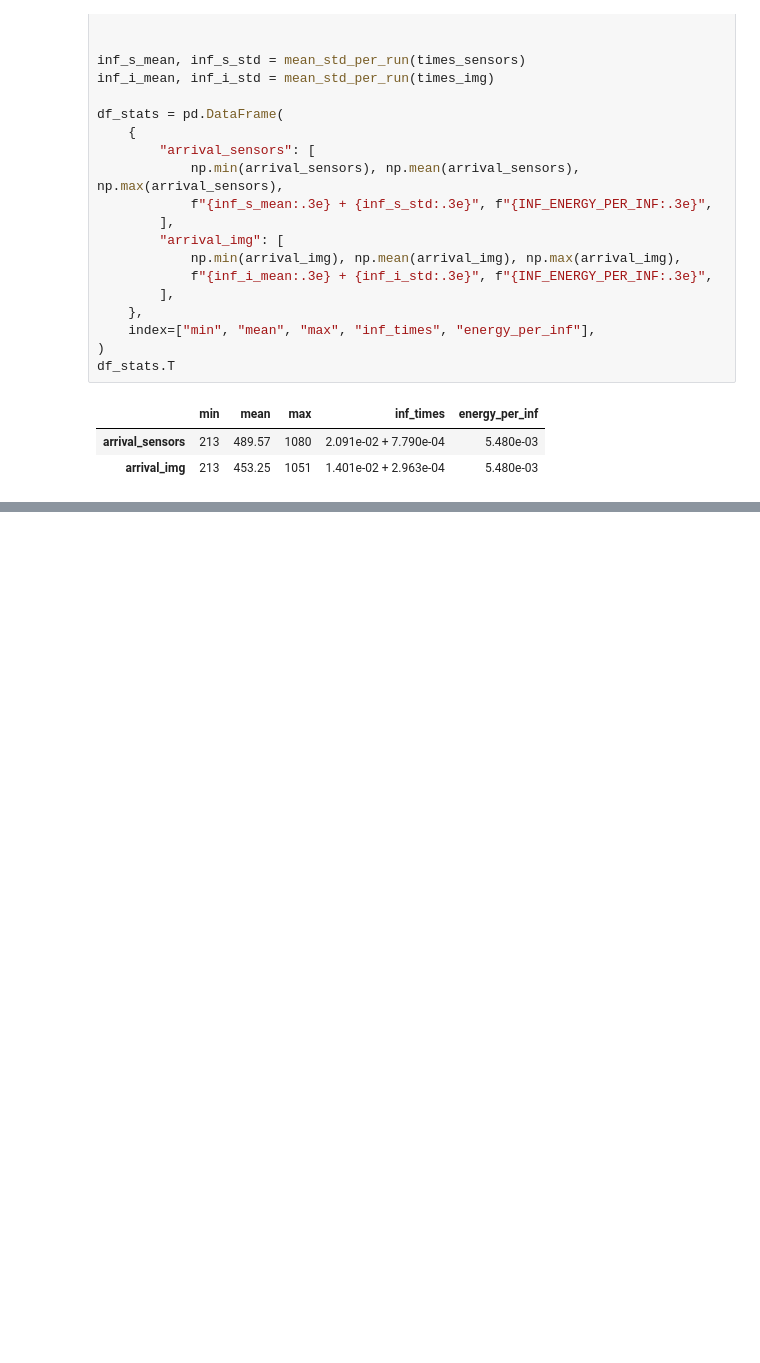
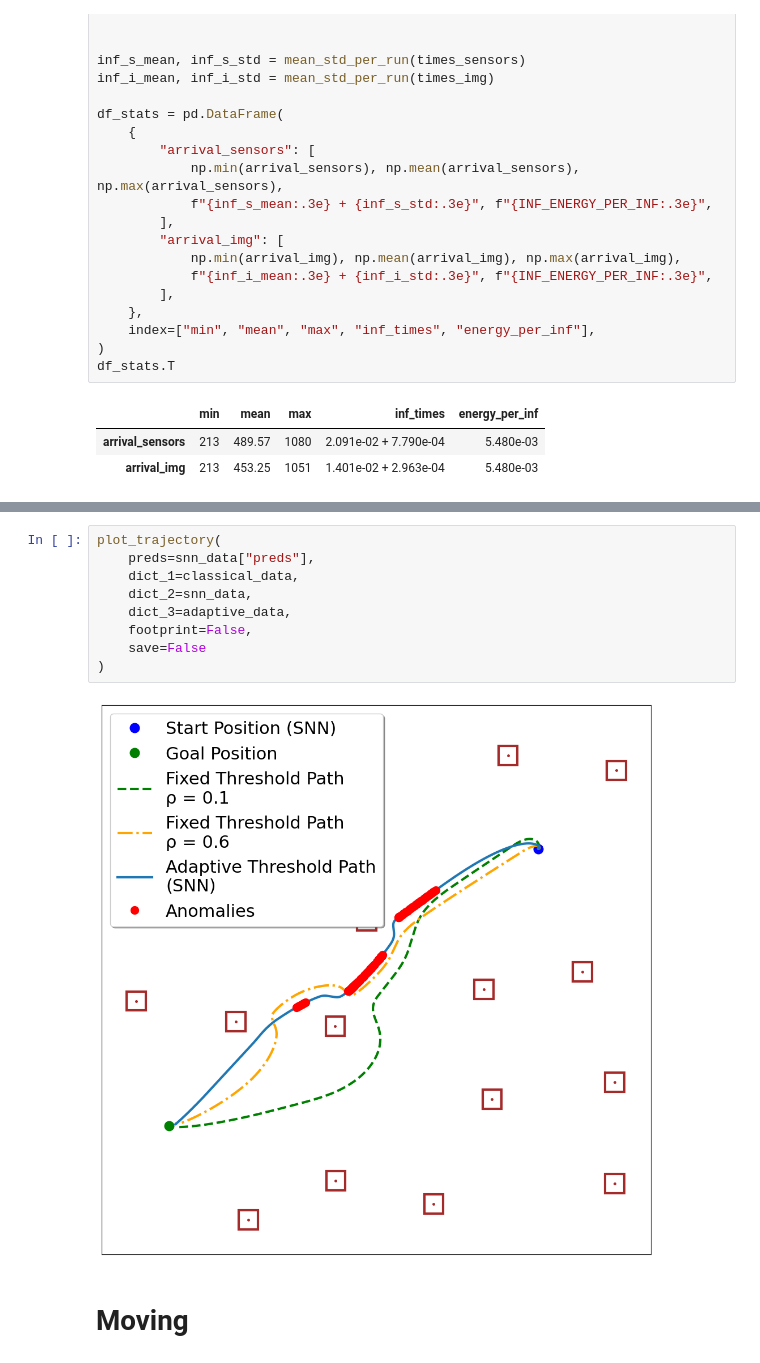
Before and after one commit to Immaioz/SNN_potential_field, a Jupyter notebook: dev.ipynb, the cells around one changed output, grey strips where cells are left out. Drawn from its saved outputs; the diff is of its cells as text; blank space fills up the shorter version.

```diff
--- a/dev.ipynb
+++ b/dev.ipynb
@@ -493,0 +603,13 @@ df_stats.T
+# %%
+plot_trajectory(
+    preds=snn_data["preds"],
+    dict_1=classical_data,
+    dict_2=snn_data,
+    dict_3=adaptive_data,
+    footprint=False,
+    save=False
+)
+# %% [output]
+[figure, added]
+# %% [markdown]
+# Moving
```
Also changed, not shown: parts of 4 cells of this notebook, 4 other files.
